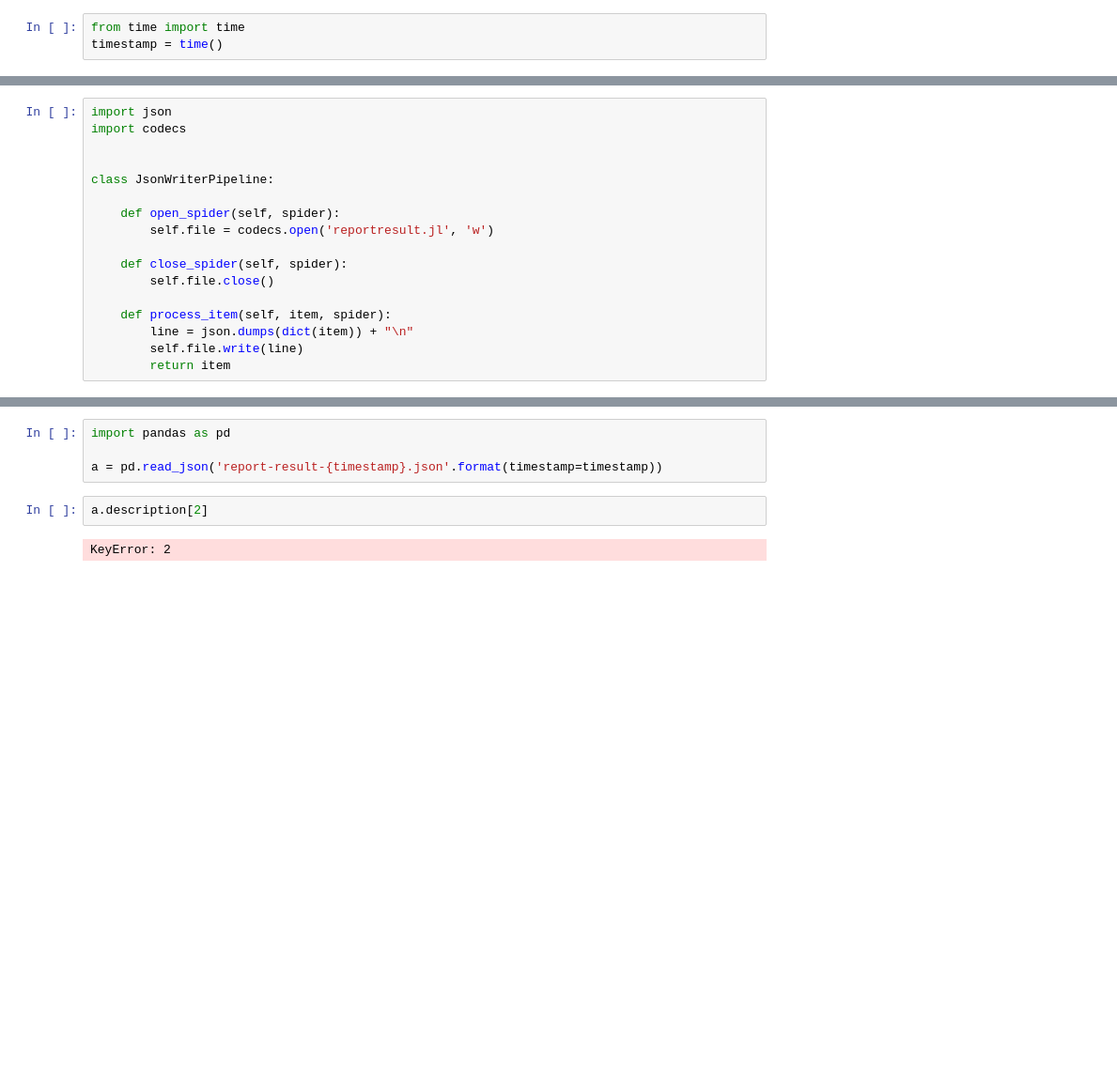
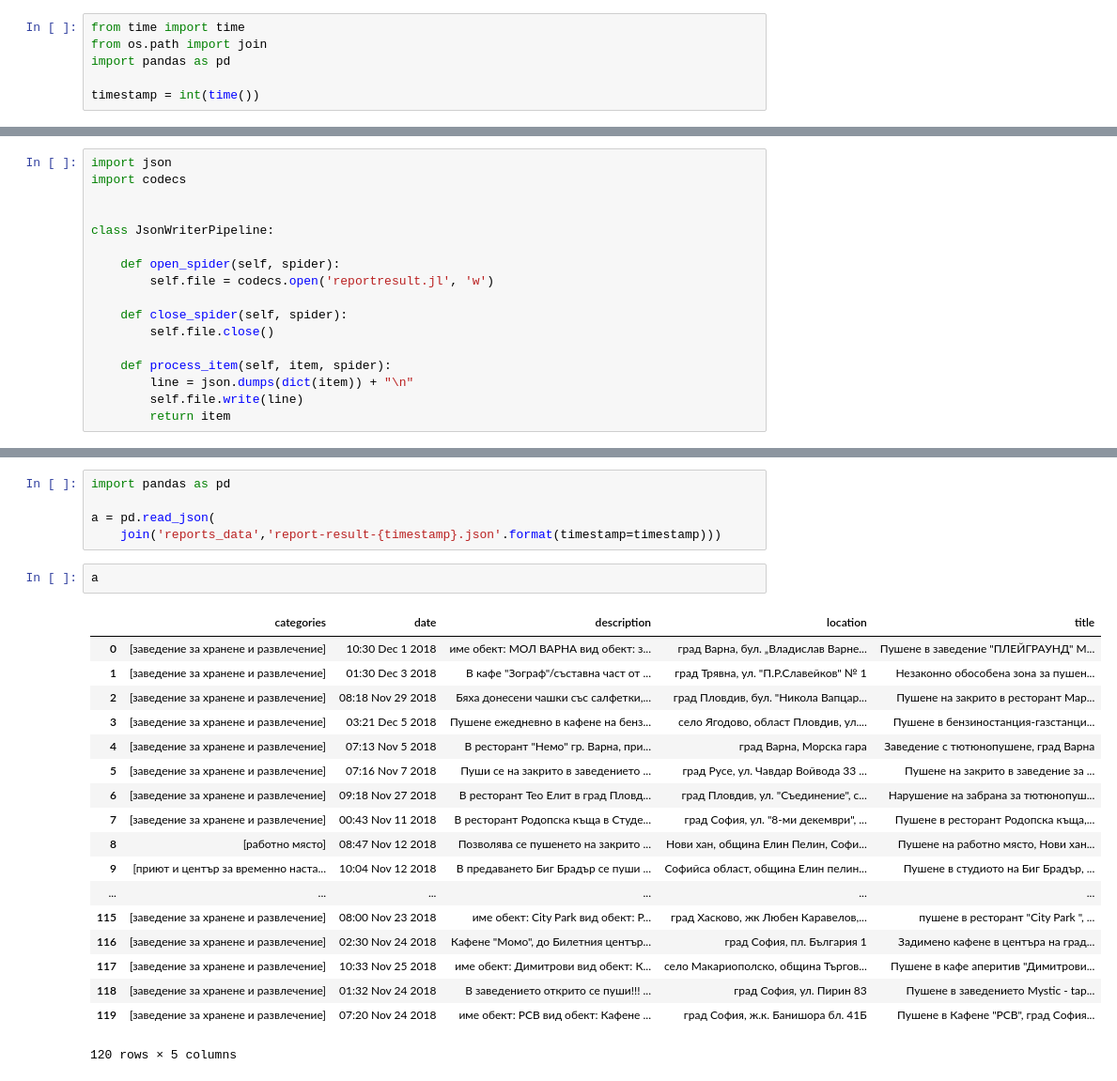
Before and after one commit to ViktorMarinov/no-smoke-search, a Jupyter notebook: crawler/Crawling bezdim.org.ipynb, the cells around one changed output, grey strips where cells are left out. Shown at 94% size. Saved outputs shown, nothing was run; the diff lists cells and outputs as text; blank space fills up the shorter version.

Commit message:
Gets all data for a single report. Adds ParseUtils class.

```diff
--- a/crawler/Crawling bezdim.org.ipynb
+++ b/crawler/Crawling bezdim.org.ipynb
@@ -13,3 +15,6 @@ from scrapy.crawler import CrawlerProcess
 # %%
 from time import time
-timestamp = time()
+from os.path import join
+import pandas as pd
+
+timestamp = int(time())
@@ -105,8 +134,26 @@ process.start()
 # %%
 import pandas as pd
 
-a = pd.read_json('report-result-{timestamp}.json'.format(timestamp=timestamp))
+a = pd.read_json(
+    join('reports_data','report-result-{timestamp}.json'.format(timestamp=timestamp)))
 # %%
-a.description[2]
+a
 # %% [output]
+|  | categories | date | description | location | title |
+| 0 | [заведение за хранене и развлечение] | 10:30 Dec 1 2018 | име обект: МОЛ ВАРНА вид обект: з... | град Варна, бул. „Владислав Варне... | Пушене в заведение "ПЛЕЙГРАУНД" М... |
+| 1 | [заведение за хранене и развлечение] | 01:30 Dec 3 2018 | В кафе "Зограф"/съставна част от ... | град Трявна, ул. "П.Р.Славейков" № 1 | Незаконно обособена зона за пушен... |
+| 2 | [заведение за хранене и развлечение] | 08:18 Nov 29 2018 | Бяха донесени чашки със салфетки,... | град Пловдив, бул. "Никола Вапцар... | Пушене на закрито в ресторант Мар... |
+| 3 | [заведение за хранене и развлечение] | 03:21 Dec 5 2018 | Пушене ежедневно в кафене на бенз... | село Ягодово, област Пловдив, ул.... | Пушене в бензиностанция-газстанци... |
+| 4 | [заведение за хранене и развлечение] | 07:13 Nov 5 2018 | В ресторант "Немо" гр. Варна, при... | град Варна, Морска гара | Заведение с тютюнопушене, град Варна |
+| 5 | [заведение за хранене и развлечение] | 07:16 Nov 7 2018 | Пуши се на закрито в заведението ... | град Русе, ул. Чавдар Войвода 33 ... | Пушене на закрито в заведение за ... |
+| 6 | [заведение за хранене и развлечение] | 09:18 Nov 27 2018 | В ресторант Тео Елит в град Пловд... | град Пловдив, ул. "Съединение", с... | Нарушение на забрана за тютюнопуш... |
+| 7 | [заведение за хранене и развлечение] | 00:43 Nov 11 2018 | В ресторант Родопска къща в Студе... | град София, ул. "8-ми декември", ... | Пушене в ресторант Родопска къща,... |
+| 8 | [работно място] | 08:47 Nov 12 2018 | Позволява се пушенето на закрито ... | Нови хан, община Елин Пелин, Софи... | Пушене на работно място, Нови хан... |
+| 9 | [приют и център за временно наста... | 10:04 Nov 12 2018 | В предаването Биг Брадър се пуши ... | Софийса област, община Елин пелин... | Пушене в студиото на Биг Брадър, ... |
+| ... | ... | ... | ... | ... | ... |
+| 115 | [заведение за хранене и развлечение] | 08:00 Nov 23 2018 | име обект: City Park вид обект: Р... | град Хасково, жк Любен Каравелов,... | пушене в ресторант "City Park ", ... |
+| 116 | [заведение за хранене и развлечение] | 02:30 Nov 24 2018 | Кафене "Момо", до Билетния център... | град София, пл. България 1 | Задимено кафене в центъра на град... |
+| 117 | [заведение за хранене и развлечение] | 10:33 Nov 25 2018 | име обект: Димитрови вид обект: К... | село Макариополско, община Търгов... | Пушене в кафе аперитив "Димитрови... |
+| 118 | [заведение за хранене и развлечение] | 01:32 Nov 24 2018 | В заведението открито се пуши!!! ... | град София, ул. Пирин 83 | Пушене в заведението Mystic - tap... |
+| 119 | [заведение за хранене и развлечение] | 07:20 Nov 24 2018 | име обект: РСВ вид обект: Кафене ... | град София, ж.к. Банишора бл. 41Б | Пушене в Кафене "РСВ", град София... |
-KeyError: 2
+120 rows × 5 columns
```
Also changed, not shown: parts of 6 cells of this notebook, 1 other file.
